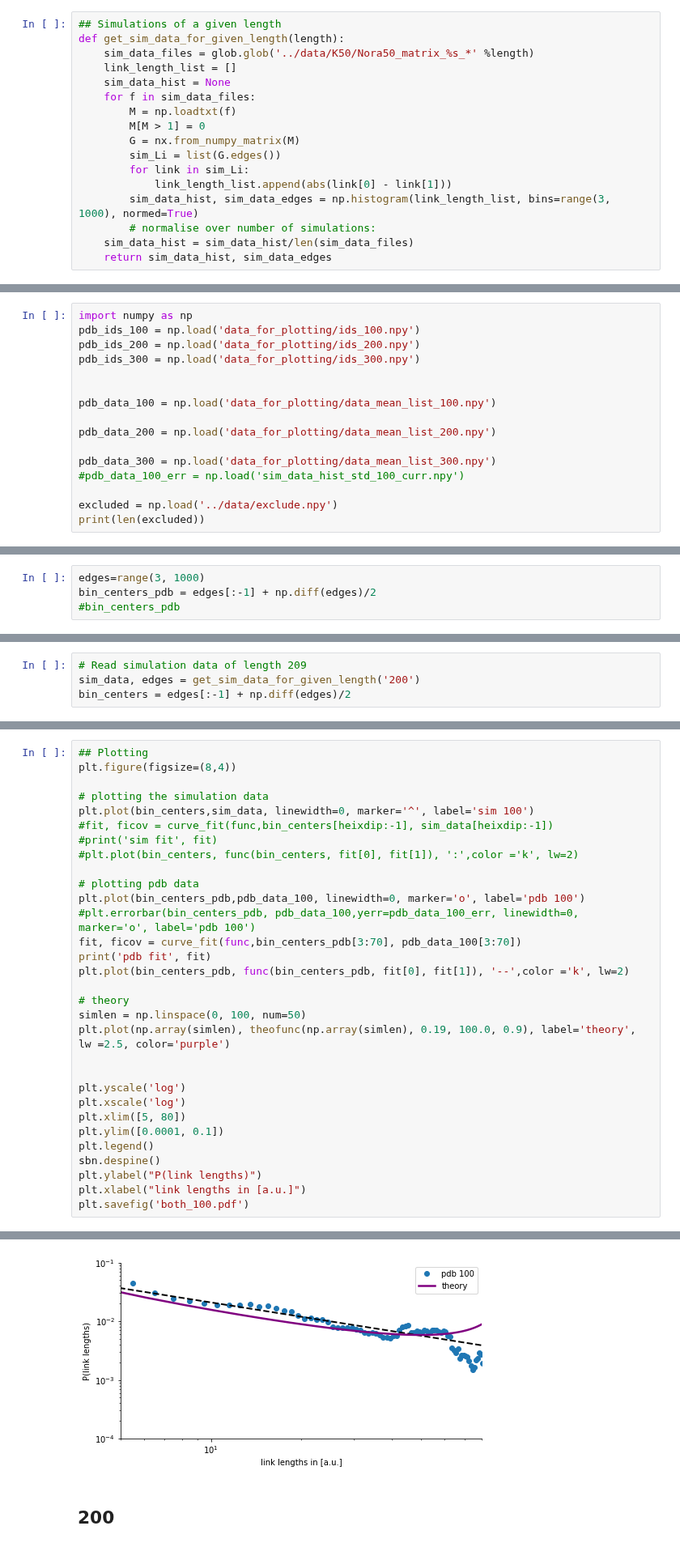
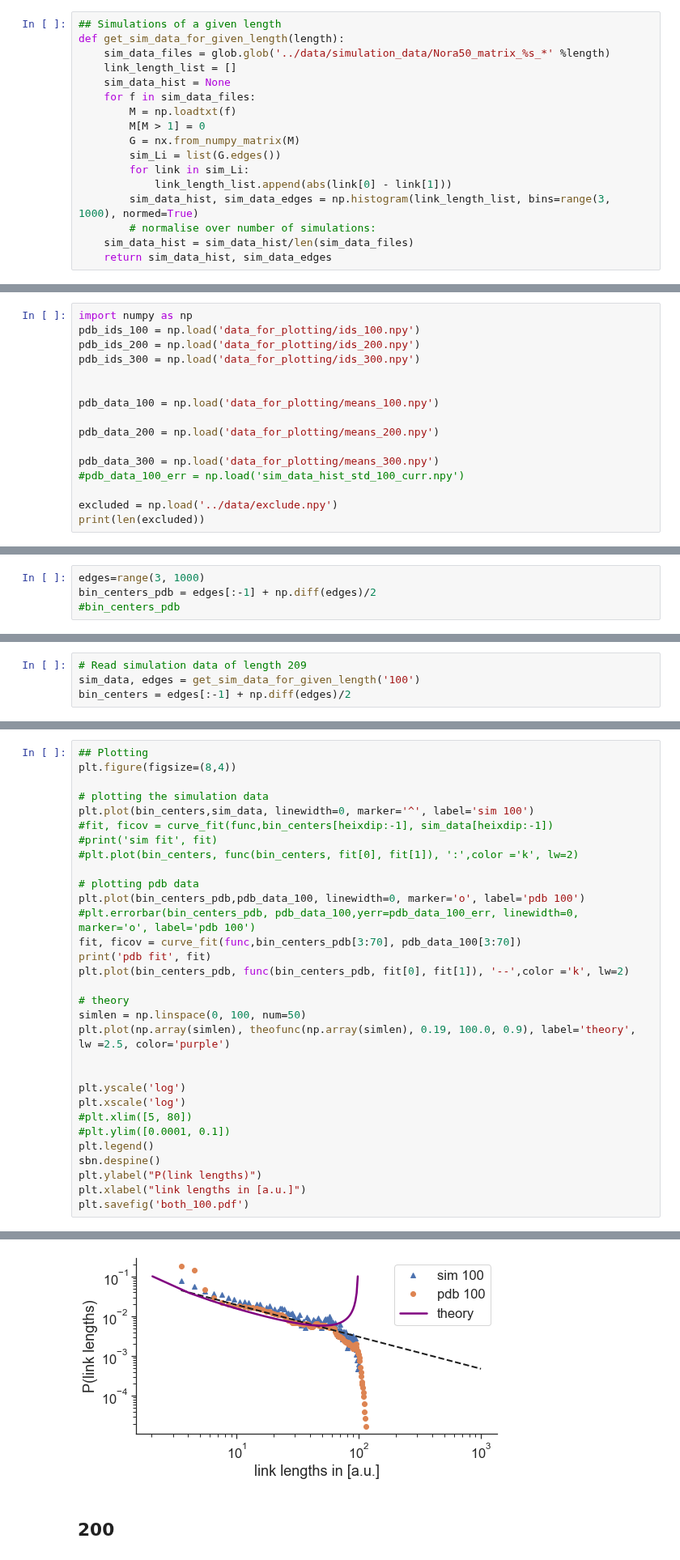
Before and after one commit to meyresearch/amino_acid_distance_distributions, a Jupyter notebook: src/Figures_tidy_with_errors.ipynb, the cells around one changed output, grey strips where cells are left out. Shown at 81% size. Cells and saved outputs as stored; diff of their text form.

```diff
--- a/src/Figures_tidy_with_errors.ipynb
+++ b/src/Figures_tidy_with_errors.ipynb
@@ -45,7 +45,7 @@ def connected_component_subgraphs(G):
 # %%
 ## Simulations of a given length
 def get_sim_data_for_given_length(length):
-    sim_data_files = glob.glob('../data/K50/Nora50_matrix_%s_*' %length)
+    sim_data_files = glob.glob('../data/simulation_data/Nora50_matrix_%s_*' %length)
     link_length_list = []
     sim_data_hist = None
     for f in sim_data_files:
@@ -68,11 +68,11 @@ pdb_ids_200 = np.load('data_for_plotting/ids_200.npy')
 pdb_ids_300 = np.load('data_for_plotting/ids_300.npy')
 
 
-pdb_data_100 = np.load('data_for_plotting/data_mean_list_100.npy')
+pdb_data_100 = np.load('data_for_plotting/means_100.npy')
 
-pdb_data_200 = np.load('data_for_plotting/data_mean_list_200.npy')
+pdb_data_200 = np.load('data_for_plotting/means_200.npy')
 
-pdb_data_300 = np.load('data_for_plotting/data_mean_list_300.npy')
+pdb_data_300 = np.load('data_for_plotting/means_300.npy')
 #pdb_data_100_err = np.load('sim_data_hist_std_100_curr.npy')
 
 excluded = np.load('../data/exclude.npy')
@@ -102,4 +102,4 @@ pdb_data_100 = pdb_data_100/summing
 # %%
 # Read simulation data of length 209
-sim_data, edges = get_sim_data_for_given_length('200')
+sim_data, edges = get_sim_data_for_given_length('100')
 bin_centers = edges[:-1] + np.diff(edges)/2
@@ -141,8 +138,8 @@ plt.plot(np.array(simlen), theofunc(np.array(simlen), 0.19, 100.0, 0.9), label='
 
 plt.yscale('log')
 plt.xscale('log')
-plt.xlim([5, 80])
-plt.ylim([0.0001, 0.1])
+#plt.xlim([5, 80])
+#plt.ylim([0.0001, 0.1])
 plt.legend()
 sbn.despine()
 plt.ylabel("P(link lengths)")
@@ -153,4 +150,4 @@ pdb fit [0.13510153 0.81028672]
-[figure, old version]
+[figure, new version]
 # %% [markdown]
 ## 200
 # %%
```
Also changed, not shown: parts of 4 cells of this notebook, 4 other files.
